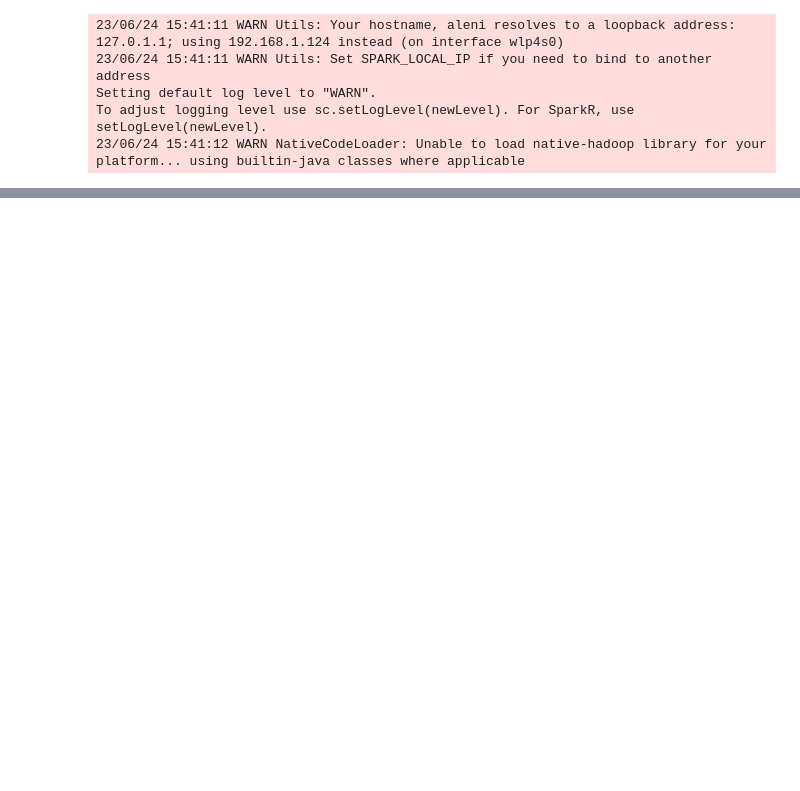
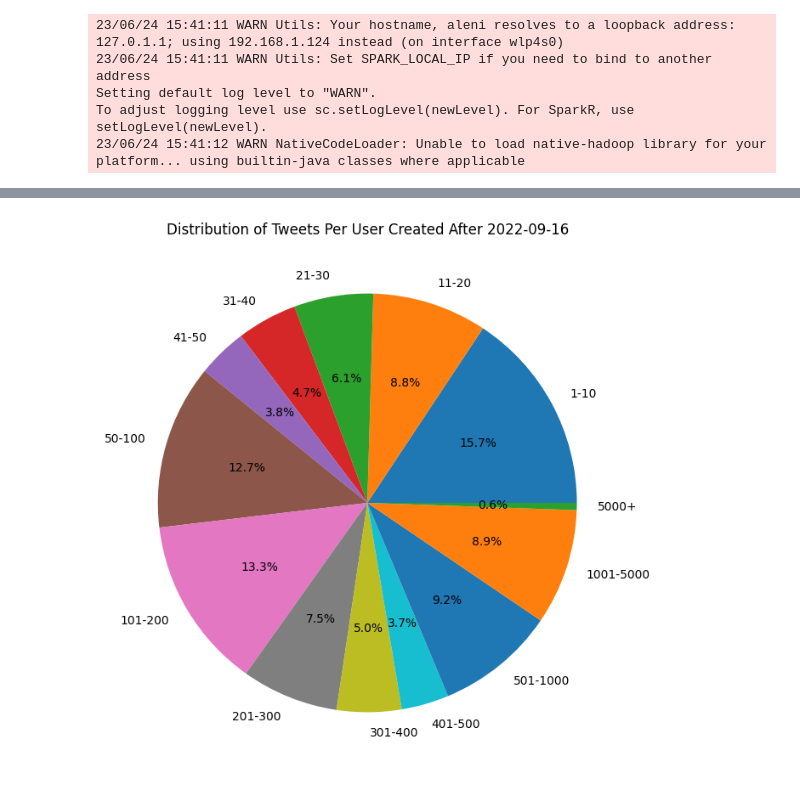
Before and after one commit to oalee/twitterds, a Jupyter notebook: twitter/analysis/users/user_tweets_new.ipynb, the cells around one changed output, grey strips where cells are left out. Cells and saved outputs as stored; diff of their text form; code cells hidden in the pictures; blank space fills up the shorter version.

```diff
--- a/twitter/analysis/users/user_tweets_new.ipynb
+++ b/twitter/analysis/users/user_tweets_new.ipynb
@@ -37,0 +38,23 @@ plt.show()
+# %%
+import numpy as np, pandas as pd
+
+# Define bins for number of tweets
+bins = [0, 10, 20, 30, 40, 50, 100, 200, 300, 400, 500, 1000, 5000, np.inf]
+names = ['1-10', '11-20', '21-30', '31-40', '41-50', '50-100', '101-200', '201-300', '301-400', '401-500', '501-1000', '1001-5000', '5000+']
+
+# Create a new column in the DataFrame for the range of tweets
+pandas_df['range'] = pd.cut(pandas_df['count'], bins, labels=names)
+
+# Count the number of users in each range
+range_counts = pandas_df['range'].value_counts()
+
+# sort by names
+range_counts = range_counts.sort_index()
+
+# Plot the pie chart
+plt.figure(figsize=(10,8))
+plt.pie(range_counts, labels = range_counts.index, autopct='%1.1f%%')
+plt.title('Distribution of Tweets Per User Created After 2022-09-16')
+plt.show()
+# %% [output]
+[figure, added]
```
Also changed, not shown: parts of 1 cell of this notebook, 5 other files.
